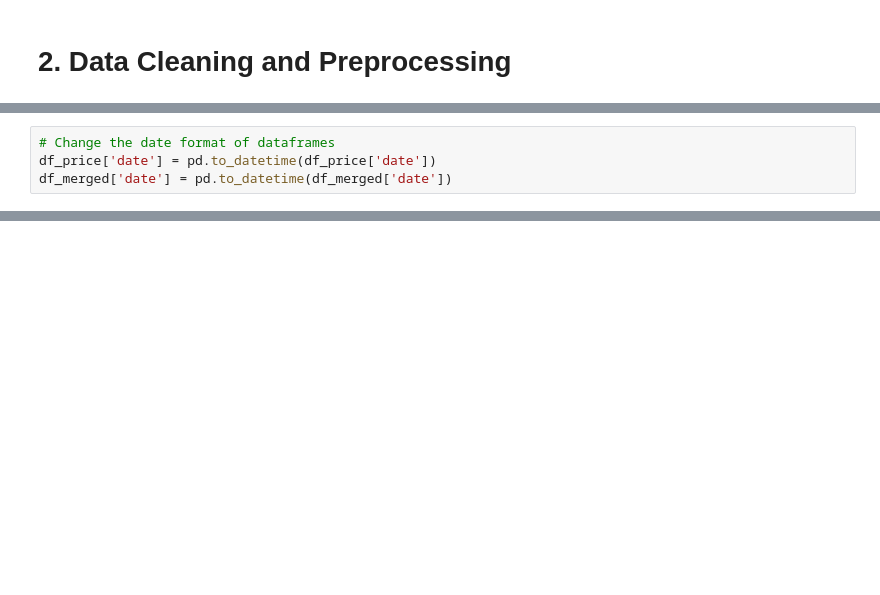
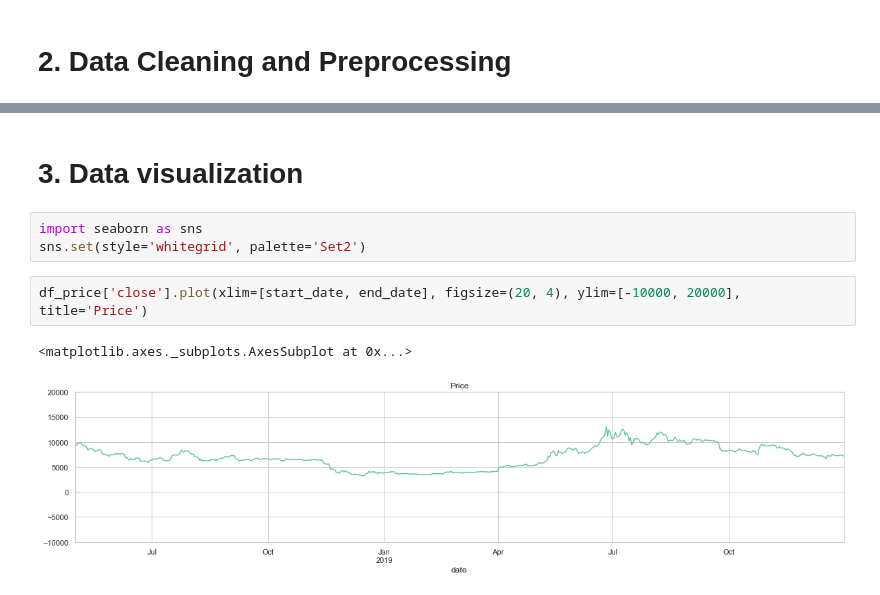
Before and after one commit to osemrt/Predict-BTC-Price-Movement, a Jupyter notebook: models/sentiment-lstm/01_prepare_dataset.ipynb, the cells around one changed output, grey strips where cells are left out. Drawn from its saved outputs; the diff is of its cells as text; blank space fills up the shorter version.

```diff
--- a/models/sentiment-lstm/01_prepare_dataset.ipynb
+++ b/models/sentiment-lstm/01_prepare_dataset.ipynb
@@ -121,4 +59,0 @@ df_merged.head()
-# %%
-# Change the date format of dataframes
-df_price['date'] = pd.to_datetime(df_price['date'])
-df_merged['date'] = pd.to_datetime(df_merged['date'])
@@ -199,0 +117,10 @@ plt.title("Negative vs Change", y=1.015);
+# %% [markdown]
+# 3. Data visualization
+# %%
+import seaborn as sns
+sns.set(style='whitegrid', palette='Set2')
+# %%
+df_price['close'].plot(xlim=[start_date, end_date], figsize=(20, 4), ylim=[-10000, 20000], title='Price')
+# %% [output]
+<matplotlib.axes._subplots.AxesSubplot at 0x...>
+[figure, added]
```
Also changed, not shown: parts of 48 cells of this notebook, 5 other files.
